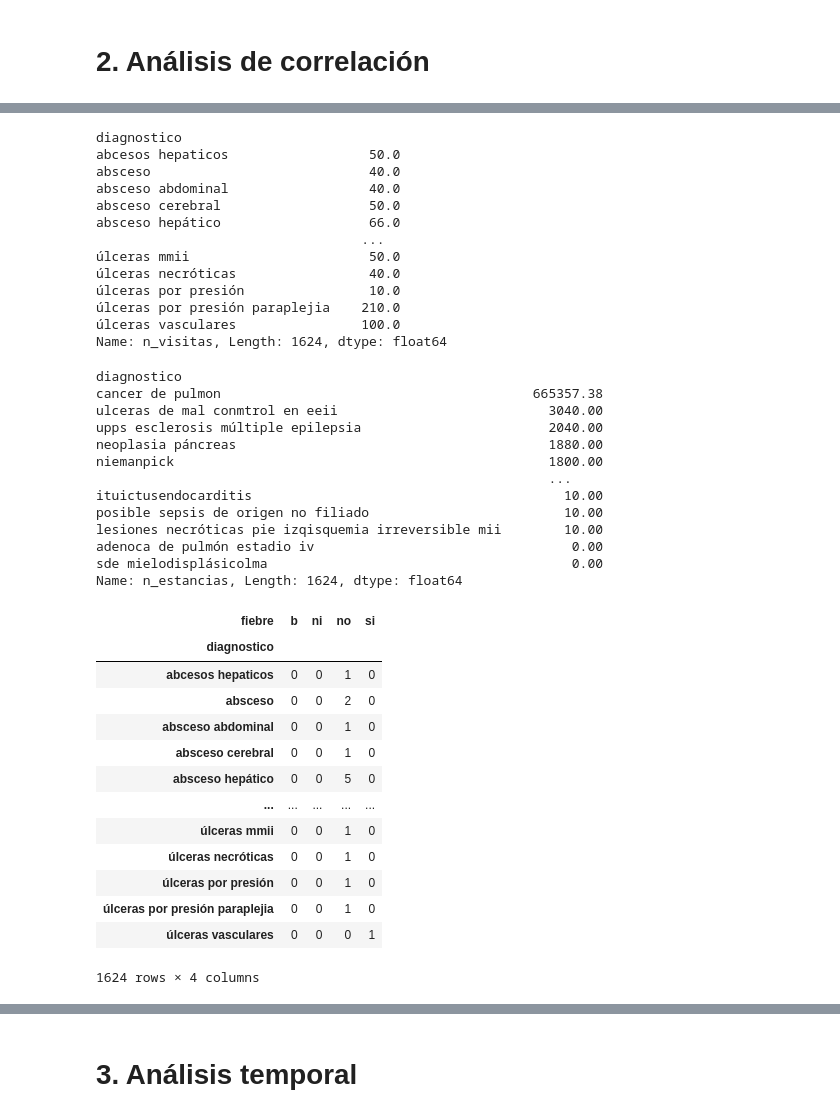
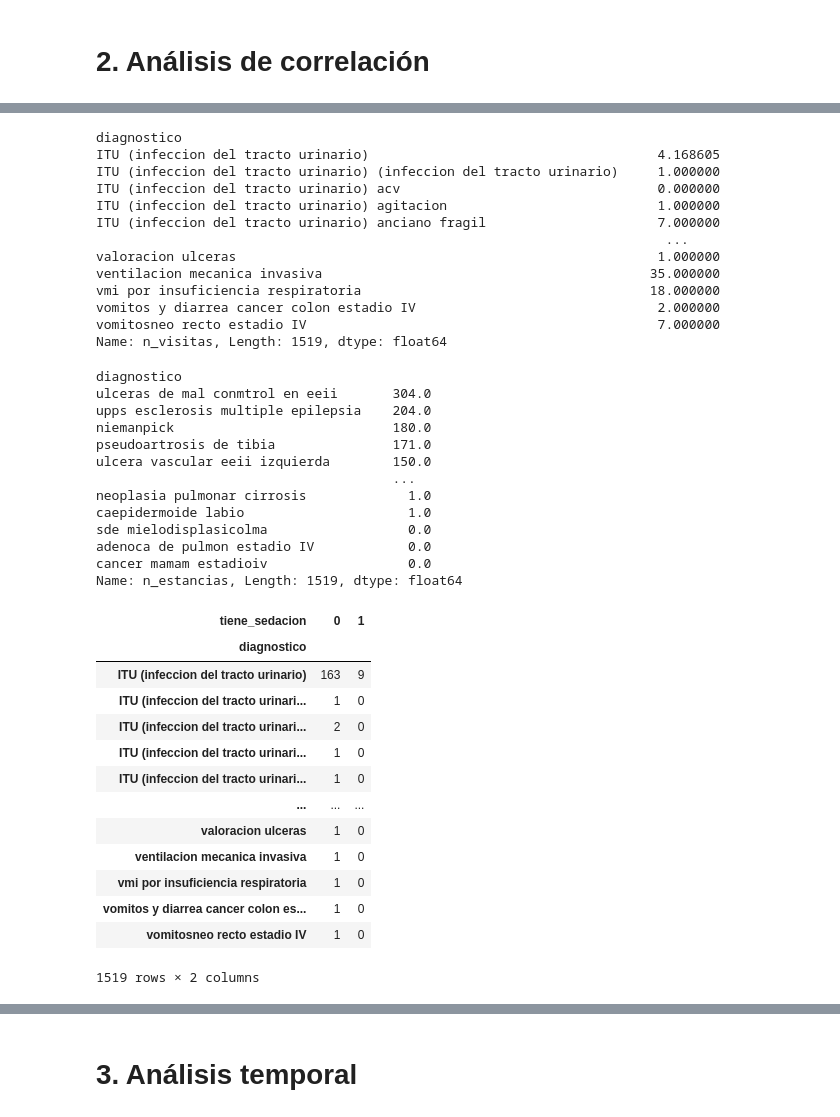
Before and after one commit to pablovdcf/TFM_HADO_Cares, a Jupyter notebook: hado/notebooks/2.1.EDA_Strings.ipynb, the cells around one changed output, grey strips where cells are left out. Saved outputs shown, nothing was run; the diff lists cells and outputs as text; code cells hidden in the pictures.

```diff
--- a/hado/notebooks/2.1.EDA_Strings.ipynb
+++ b/hado/notebooks/2.1.EDA_Strings.ipynb
@@ -47,3 +71,3 @@ catalog.list()
 # %%
-df = catalog.load('hado_values')
+df = catalog.load('hado_final')
 # %% [output]
@@ -119,50 +138,50 @@ df.astype({'n_estancias': 'int64', 'n_visitas': 'int64'})
 df.groupby('diagnostico')['n_visitas'].mean()
 # %% [output]
 diagnostico
-abcesos hepaticos                  50.0
-absceso                            40.0
-absceso abdominal                  40.0
-absceso cerebral                   50.0
-absceso hepático                   66.0
-                                  ...
-úlceras mmii                       50.0
-úlceras necróticas                 40.0
-úlceras por presión                10.0
-úlceras por presión paraplejia    210.0
-úlceras vasculares                100.0
-Name: n_visitas, Length: 1624, dtype: float64
+ITU (infeccion del tracto urinario)                                     4.168605
+ITU (infeccion del tracto urinario) (infeccion del tracto urinario)     1.000000
+ITU (infeccion del tracto urinario) acv                                 0.000000
+ITU (infeccion del tracto urinario) agitacion                           1.000000
+ITU (infeccion del tracto urinario) anciano fragil                      7.000000
+                                                                         ...
+valoracion ulceras                                                      1.000000
+ventilacion mecanica invasiva                                          35.000000
+vmi por insuficiencia respiratoria                                     18.000000
+vomitos y diarrea cancer colon estadio IV                               2.000000
+vomitosneo recto estadio IV                                             7.000000
+Name: n_visitas, Length: 1519, dtype: float64
 # %%
 round(df.groupby('diagnostico')['n_estancias'].mean().sort_values(ascending=False),2)
 # %% [output]
 diagnostico
-cancer de pulmon                                        665357.38
-ulceras de mal conmtrol en eeii                           3040.00
-upps esclerosis múltiple epilepsia                        2040.00
-neoplasia páncreas                                        1880.00
-niemanpick                                                1800.00
-                                                          ...
-ituictusendocarditis                                        10.00
-posible sepsis de origen no filiado                         10.00
-lesiones necróticas pie izqisquemia irreversible mii        10.00
-adenoca de pulmón estadio iv                                 0.00
-sde mielodisplásicolma                                       0.00
-Name: n_estancias, Length: 1624, dtype: float64
+ulceras de mal conmtrol en eeii       304.0
+upps esclerosis multiple epilepsia    204.0
+niemanpick                            180.0
+pseudoartrosis de tibia               171.0
+ulcera vascular eeii izquierda        150.0
+                                      ...
+neoplasia pulmonar cirrosis             1.0
+caepidermoide labio                     1.0
+sde mielodisplasicolma                  0.0
+adenoca de pulmon estadio IV            0.0
+cancer mamam estadioiv                  0.0
+Name: n_estancias, Length: 1519, dtype: float64
 # %%
 # Para correlaciones con variables categóricas podrías usar tablas de contingencia
-pd.crosstab(df['diagnostico'], df['fiebre'])
+pd.crosstab(df['diagnostico'], df['tiene_sedacion'])
 # %% [output]
-| fiebre | b | ni | no | si |
-| diagnostico |  |  |  |  |
-| abcesos hepaticos | 0 | 0 | 1 | 0 |
-| absceso | 0 | 0 | 2 | 0 |
-| absceso abdominal | 0 | 0 | 1 | 0 |
-| absceso cerebral | 0 | 0 | 1 | 0 |
-| absceso hepático | 0 | 0 | 5 | 0 |
-| ... | ... | ... | ... | ... |
-| úlceras mmii | 0 | 0 | 1 | 0 |
-| úlceras necróticas | 0 | 0 | 1 | 0 |
-| úlceras por presión | 0 | 0 | 1 | 0 |
-| úlceras por presión paraplejia | 0 | 0 | 1 | 0 |
-| úlceras vasculares | 0 | 0 | 0 | 1 |
+| tiene_sedacion | 0 | 1 |
+| diagnostico |  |  |
+| ITU (infeccion del tracto urinario) | 163 | 9 |
+| ITU (infeccion del tracto urinari... | 1 | 0 |
+| ITU (infeccion del tracto urinari... | 2 | 0 |
+| ITU (infeccion del tracto urinari... | 1 | 0 |
+| ITU (infeccion del tracto urinari... | 1 | 0 |
+| ... | ... | ... |
+| valoracion ulceras | 1 | 0 |
+| ventilacion mecanica invasiva | 1 | 0 |
+| vmi por insuficiencia respiratoria | 1 | 0 |
+| vomitos y diarrea cancer colon es... | 1 | 0 |
+| vomitosneo recto estadio IV | 1 | 0 |
-1624 rows × 4 columns
+1519 rows × 2 columns
 # %%
```
Also changed, not shown: parts of 28 cells of this notebook, 19 other files.
